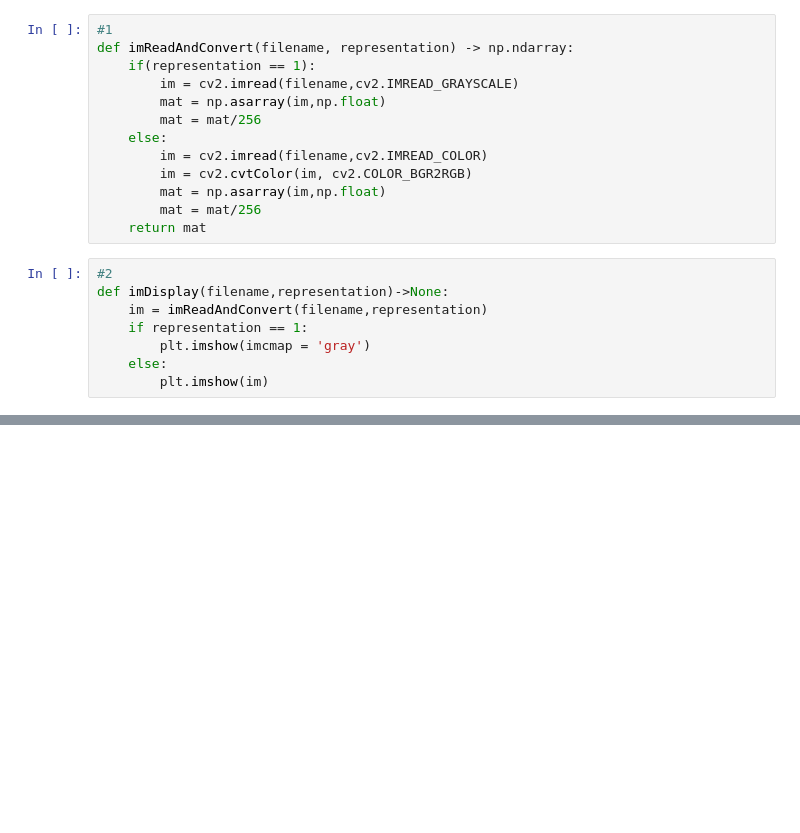
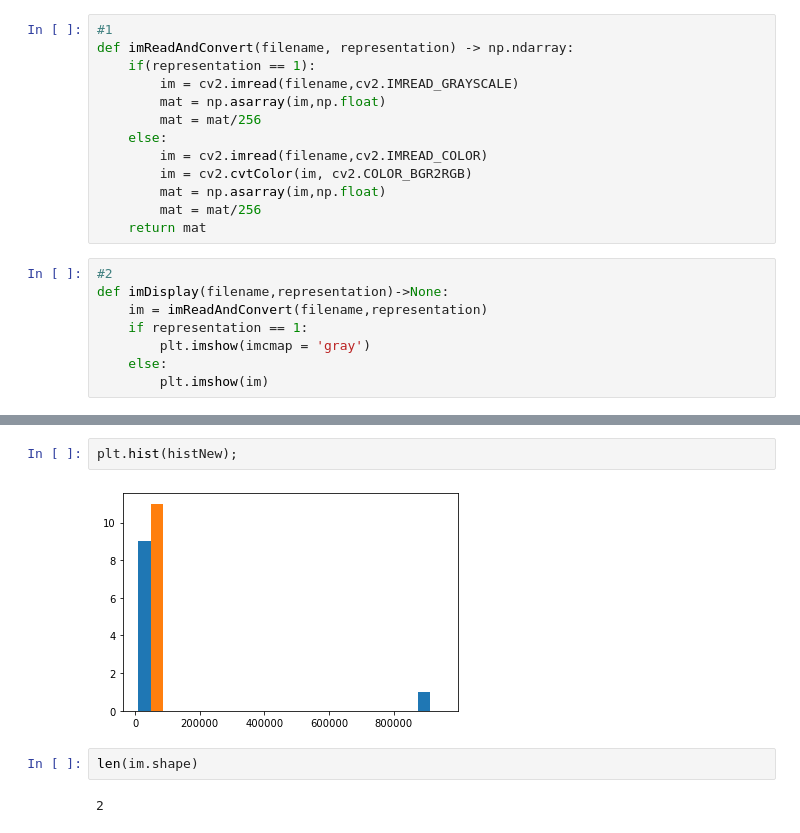
Before and after one commit to LiorBreitman8234/Ex1_CV-IP, a Jupyter notebook: IP-CV-Ex1.ipynb, the cells around one changed output, grey strips where cells are left out. Saved outputs shown, nothing was run; the diff lists cells and outputs as text; blank space fills up the shorter version.

```diff
--- a/IP-CV-Ex1.ipynb
+++ b/IP-CV-Ex1.ipynb
@@ -93,0 +110,8 @@ array([[0.9296875 , 0.9296875 , 0.9296875 , ..., 0.94140625, 0.94140625,
+# %%
+plt.hist(histNew);
+# %% [output]
+[figure, added]
+# %%
+len(im.shape)
+# %% [output]
+2
```
Also changed, not shown: parts of 10 cells of this notebook.
